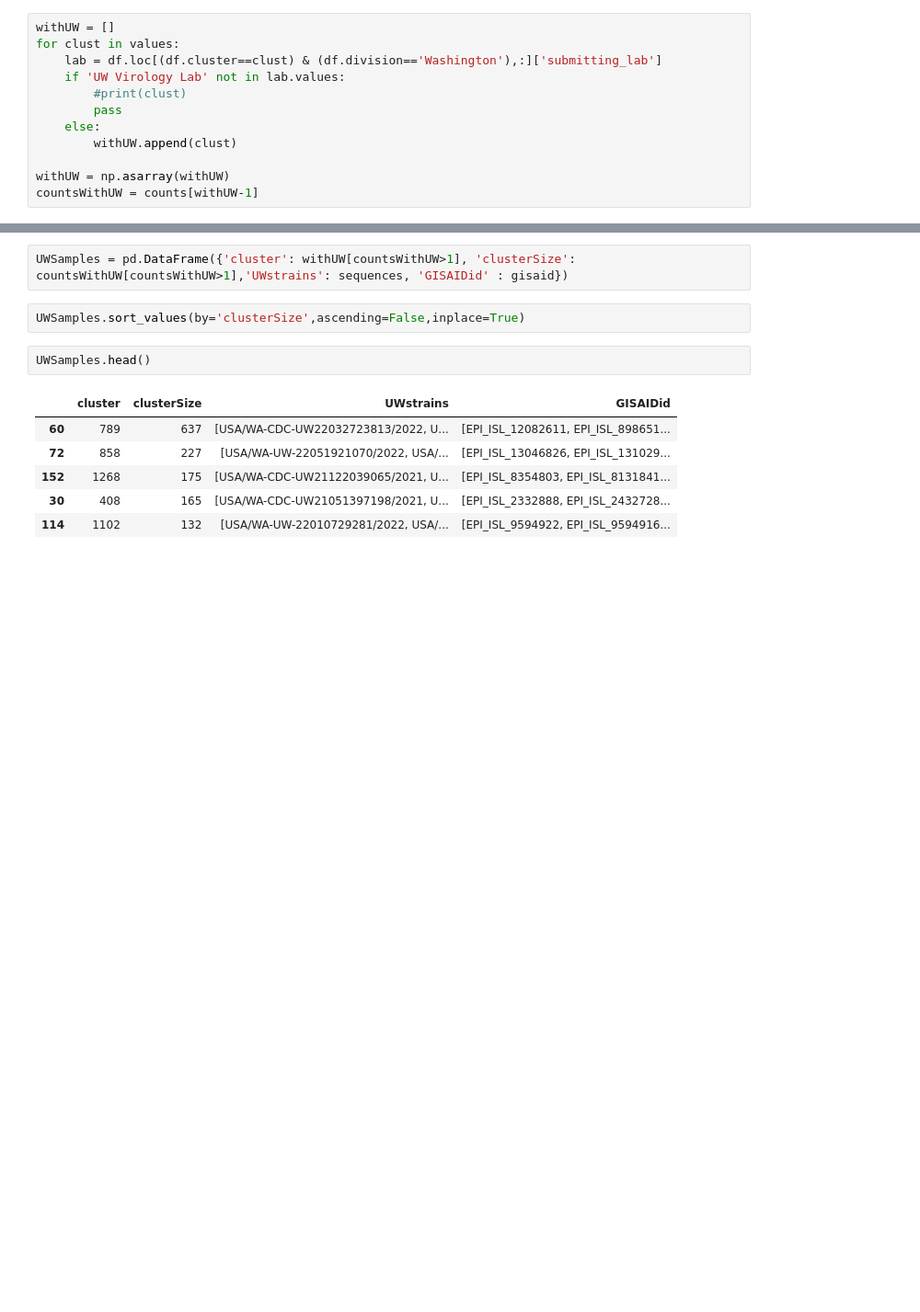
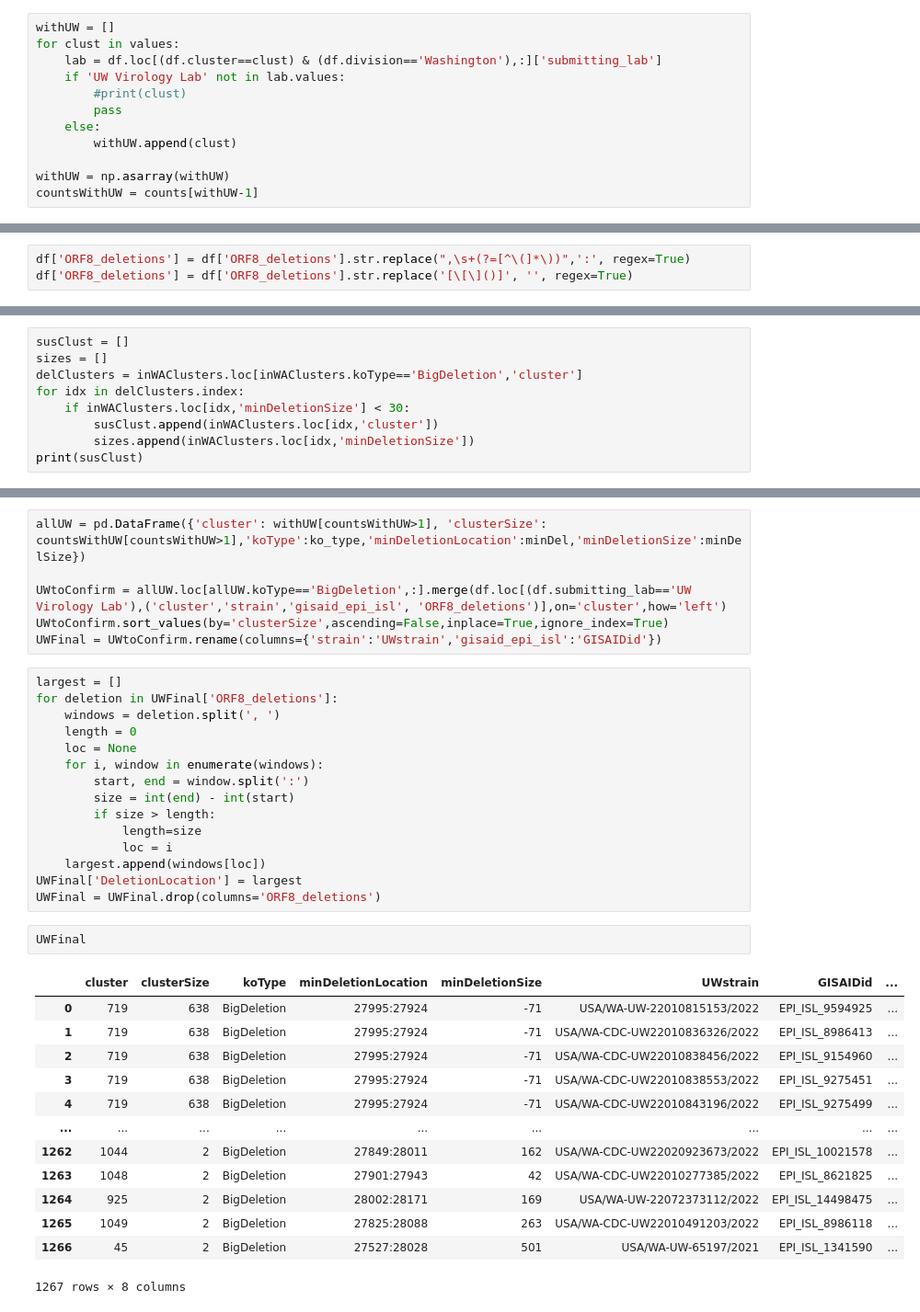
Before and after one commit to blab/ncov-orf8, a Jupyter notebook: clusters/exploreClusters.ipynb, the cells around one changed output, grey strips where cells are left out. Shown at 92% size. Saved outputs shown, nothing was run; the diff lists cells and outputs as text; blank space fills up the shorter version.

```diff
--- a/clusters/exploreClusters.ipynb
+++ b/clusters/exploreClusters.ipynb
@@ -103,0 +192,3 @@ len(countsWithUW[countsWithUW>10])
+# %%
+df['ORF8_deletions'] = df['ORF8_deletions'].str.replace(",\s+(?=[^\(]*\))",':', regex=True)
+df['ORF8_deletions'] = df['ORF8_deletions'].str.replace('[\[\]()]', '', regex=True)
@@ -103,0 +269,9 @@ len(countsWithUW[countsWithUW>10])
+# %%
+susClust = []
+sizes = []
+delClusters = inWAClusters.loc[inWAClusters.koType=='BigDeletion','cluster']
+for idx in delClusters.index:
+    if inWAClusters.loc[idx,'minDeletionSize'] < 30:
+        susClust.append(inWAClusters.loc[idx,'cluster'])
+        sizes.append(inWAClusters.loc[idx,'minDeletionSize'])
+print(susClust)
@@ -111,14 +323,38 @@ for clust in withUW[countsWithUW>1]:
 # %%
-UWSamples = pd.DataFrame({'cluster': withUW[countsWithUW>1], 'clusterSize': countsWithUW[countsWithUW>1],'UWstrains': sequences, 'GISAIDid' : gisaid})
+allUW = pd.DataFrame({'cluster': withUW[countsWithUW>1], 'clusterSize': countsWithUW[countsWithUW>1],'koType':ko_type,'minDeletionLocation':minDel,'minDeletionSize':minDelSize})
+
+UWtoConfirm = allUW.loc[allUW.koType=='BigDeletion',:].merge(df.loc[(df.submitting_lab=='UW Virology Lab'),('cluster','strain','gisaid_epi_isl', 'ORF8_deletions')],on='cluster',how='left')
+UWtoConfirm.sort_values(by='clusterSize',ascending=False,inplace=True,ignore_index=True)
+UWFinal = UWtoConfirm.rename(columns={'strain':'UWstrain','gisaid_epi_isl':'GISAIDid'})
-# %%
-UWSamples.sort_values(by='clusterSize',ascending=False,inplace=True)
+# %%
+largest = []
+for deletion in UWFinal['ORF8_deletions']:
+    windows = deletion.split(', ')
+    length = 0
+    loc = None
+    for i, window in enumerate(windows):
+        start, end = window.split(':')
+        size = int(end) - int(start)
+        if size > length:
+            length=size
+            loc = i
+    largest.append(windows[loc])
+UWFinal['DeletionLocation'] = largest
+UWFinal = UWFinal.drop(columns='ORF8_deletions')
 # %%
-UWSamples.head()
+UWFinal
 # %% [output]
-|  | cluster | clusterSize | UWstrains | GISAIDid |
-| 60 | 789 | 637 | [USA/WA-CDC-UW22032723813/2022, U... | [EPI_ISL_12082611, EPI_ISL_898651... |
-| 72 | 858 | 227 | [USA/WA-UW-22051921070/2022, USA/... | [EPI_ISL_13046826, EPI_ISL_131029... |
-| 152 | 1268 | 175 | [USA/WA-CDC-UW21122039065/2021, U... | [EPI_ISL_8354803, EPI_ISL_8131841... |
-| 30 | 408 | 165 | [USA/WA-CDC-UW21051397198/2021, U... | [EPI_ISL_2332888, EPI_ISL_2432728... |
-| 114 | 1102 | 132 | [USA/WA-UW-22010729281/2022, USA/... | [EPI_ISL_9594922, EPI_ISL_9594916... |
+|  | cluster | clusterSize | koType | minDeletionLocation | minDeletionSize | UWstrain | GISAIDid | ... |
+| 0 | 719 | 638 | BigDeletion | 27995:27924 | -71 | USA/WA-UW-22010815153/2022 | EPI_ISL_9594925 | ... |
+| 1 | 719 | 638 | BigDeletion | 27995:27924 | -71 | USA/WA-CDC-UW22010836326/2022 | EPI_ISL_8986413 | ... |
+| 2 | 719 | 638 | BigDeletion | 27995:27924 | -71 | USA/WA-CDC-UW22010838456/2022 | EPI_ISL_9154960 | ... |
+| 3 | 719 | 638 | BigDeletion | 27995:27924 | -71 | USA/WA-CDC-UW22010838553/2022 | EPI_ISL_9275451 | ... |
+| 4 | 719 | 638 | BigDeletion | 27995:27924 | -71 | USA/WA-CDC-UW22010843196/2022 | EPI_ISL_9275499 | ... |
+| ... | ... | ... | ... | ... | ... | ... | ... | ... |
+| 1262 | 1044 | 2 | BigDeletion | 27849:28011 | 162 | USA/WA-CDC-UW22020923673/2022 | EPI_ISL_10021578 | ... |
+| 1263 | 1048 | 2 | BigDeletion | 27901:27943 | 42 | USA/WA-CDC-UW22010277385/2022 | EPI_ISL_8621825 | ... |
+| 1264 | 925 | 2 | BigDeletion | 28002:28171 | 169 | USA/WA-UW-22072373112/2022 | EPI_ISL_14498475 | ... |
+| 1265 | 1049 | 2 | BigDeletion | 27825:28088 | 263 | USA/WA-CDC-UW22010491203/2022 | EPI_ISL_8986118 | ... |
+| 1266 | 45 | 2 | BigDeletion | 27527:28028 | 501 | USA/WA-UW-65197/2021 | EPI_ISL_1341590 | ... |
+1267 rows × 8 columns
 # %%
```
Also changed, not shown: parts of 38 cells of this notebook, 11 other files.
